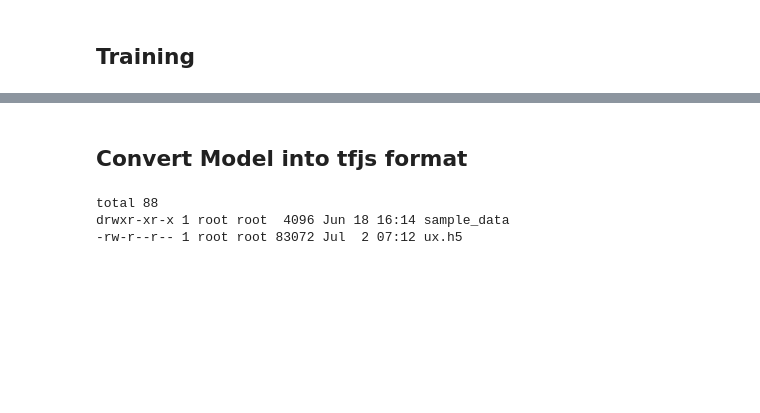
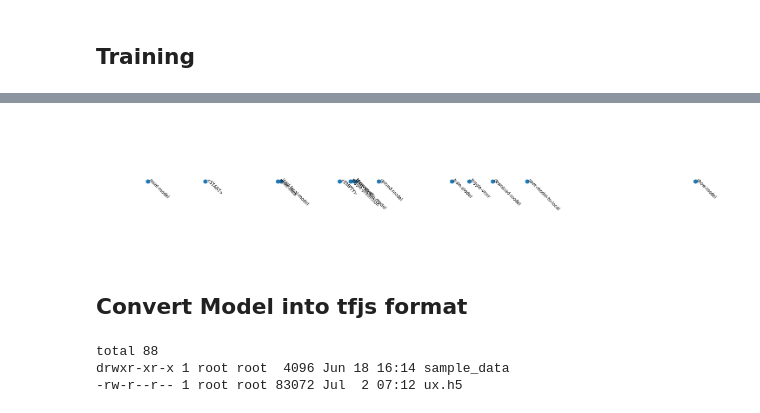
Before and after one commit to DJCordhose/ux-by-tfjs, a Jupyter notebook: notebooks/click-sequence-model.ipynb, the cells around one changed output, grey strips where cells are left out. Cells and saved outputs as stored; diff of their text form; code cells hidden in the pictures; blank space fills up the shorter version.

```diff
--- a/notebooks/click-sequence-model.ipynb
+++ b/notebooks/click-sequence-model.ipynb
@@ -350,23 +463,20 @@ sns.heatmap(cm, annot=True, fmt="d", xticklabels=classes, yticklabels=classes)
 # %%
-# import numpy as np
+from sklearn.decomposition import PCA
+import numpy as np
 
-# samples = [1,2,3,4]
+embeddings_1d = PCA(n_components=1).fit_transform(only_first)
 
-# embedding_layer = model.get_layer('embedding')
-# embedding_model = Model(inputs=model.input, outputs=embedding_layer.output)
-# embeddings_1d = embedding_model.predict(samples).reshape(-1)
+# for printing only
+plt.figure(figsize=(25,5))
+# plt.figure(dpi=300)
 
-# # for printing only
-# # plt.figure(figsize=(20,5))
-# # plt.figure(dpi=600)
+plt.axis('off')
 
-# plt.axis('off')
-
-# plt.scatter(embeddings_1d, np.zeros(len(embeddings_1d)))
-# for index, x_pos in zip(samples, embeddings_1d):
-#   name = encoder.classes_[index]
-#   print(name, (x_pos))
-# #   plt.annotate(name, (x_pos, 0), rotation=80)
+plt.scatter(embeddings_1d, np.zeros(len(embeddings_1d)), s=80)
+for name, x_pos in zip(encoder.classes_, embeddings_1d):
+  plt.annotate(name, (x_pos, 0), rotation=-45)
+# %% [output]
+[figure, added]
 # %% [markdown]
 ## Convert Model into tfjs format
 # %%
```
Also changed, not shown: parts of 32 cells of this notebook.
